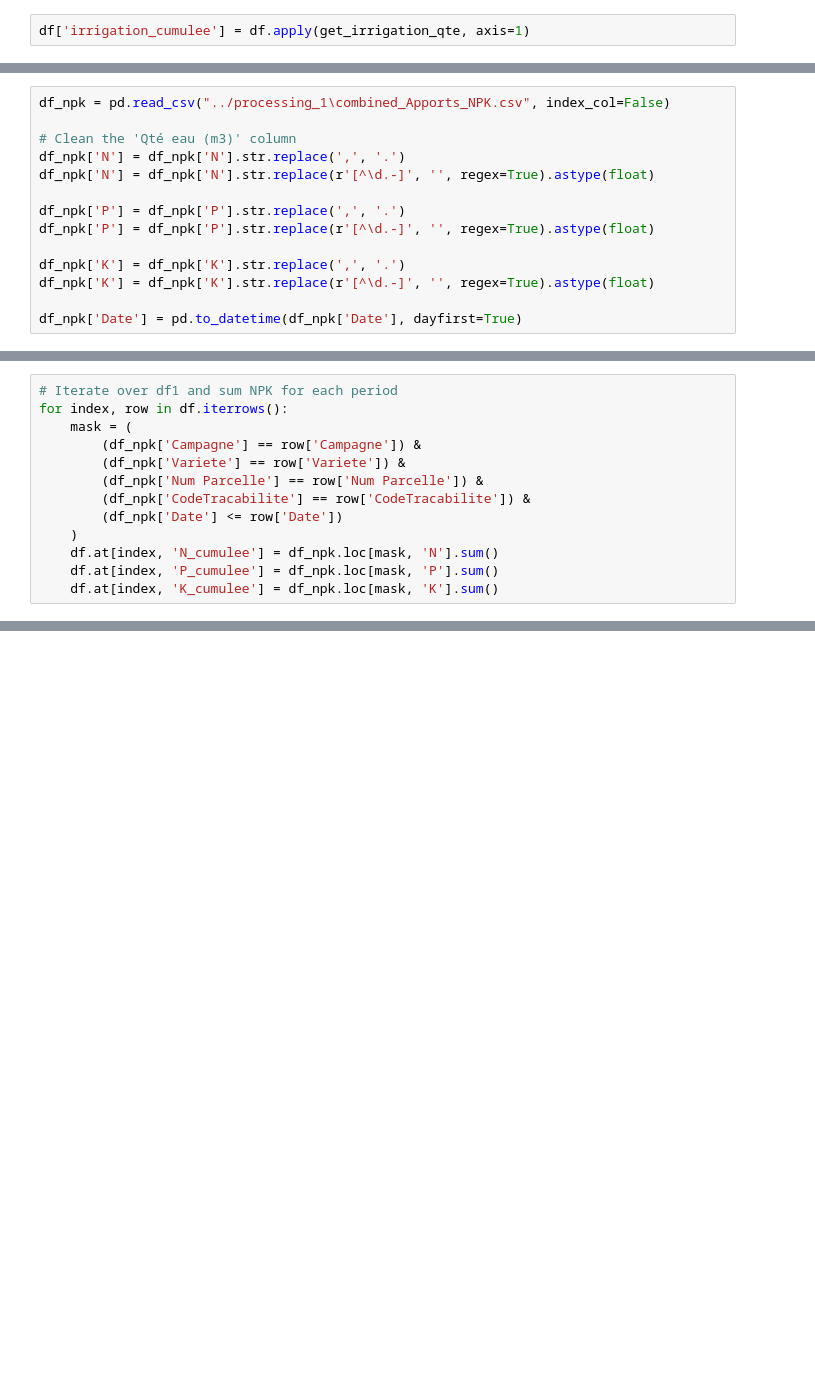
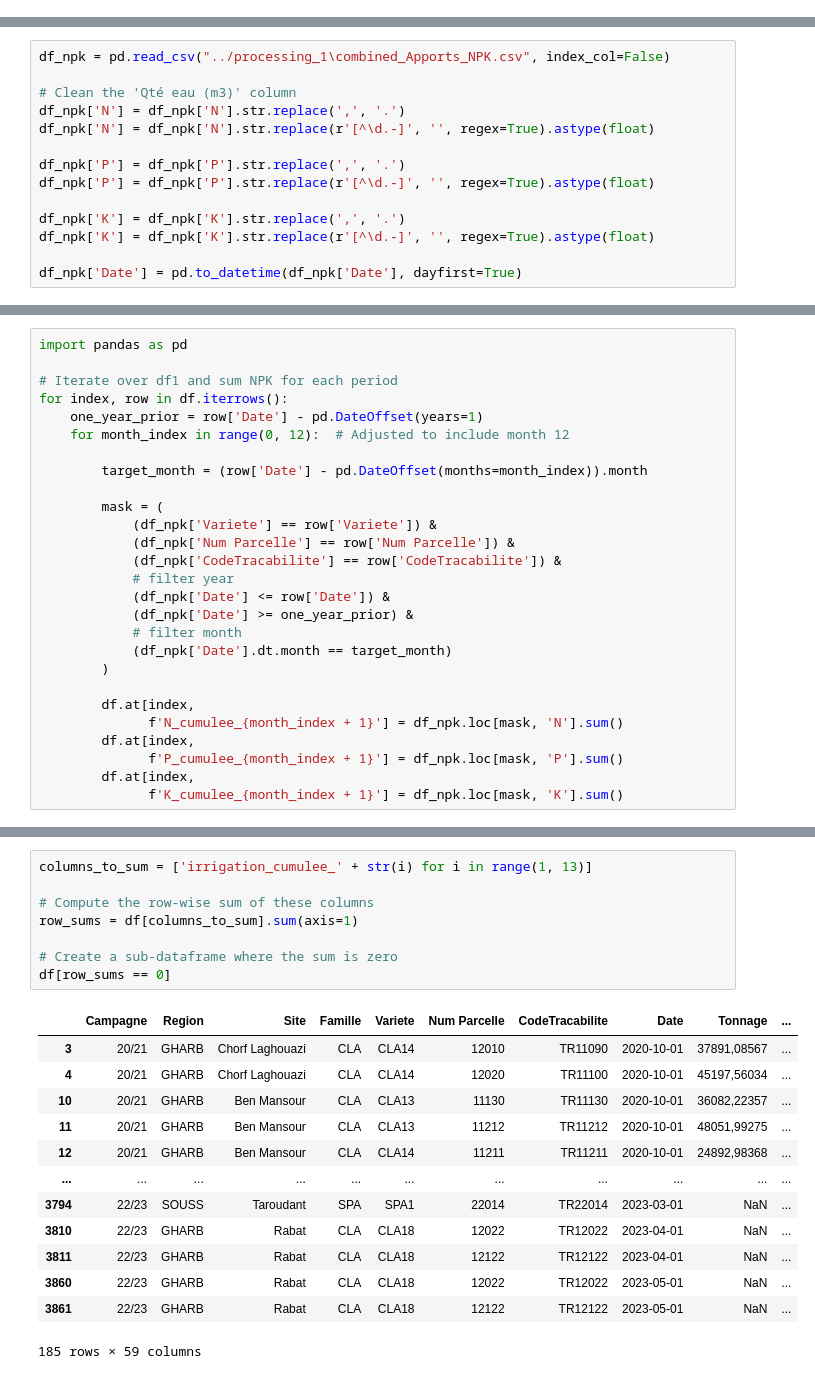
Before and after one commit to Yassmine2020/AgrumeProdPred, a Jupyter notebook: source code/processing_2Yearly.ipynb, the cells around one changed output, grey strips where cells are left out. Saved outputs shown, nothing was run; the diff lists cells and outputs as text; blank space fills up the shorter version.

```diff
--- a/source code/processing_2Yearly.ipynb
+++ b/source code/processing_2Yearly.ipynb
@@ -221,7 +288,5 @@ def get_irrigation_qte(row):
 # %%
 # df[df['Num Parcelle'].astype(str).str.startswith('23010')]
-# %%
-df['irrigation_cumulee'] = df.apply(get_irrigation_qte, axis=1)
 # %%
 # r = len(df[df['Site'] == 'Rabat'])
 # codes = len(df[df['CodeTracabilite'].isin(['TR12251', 'TR12252', 'TR22012', 'TR22014', 'TR12022', 'TR12122'])])
@@ -276,13 +351,27 @@ df_npk['Date'] = pd.to_datetime(df_npk['Date'], dayfirst=True)
 # %%
+import pandas as pd
+
 # Iterate over df1 and sum NPK for each period
 for index, row in df.iterrows():
-    mask = (
-        (df_npk['Campagne'] == row['Campagne']) &
-        (df_npk['Variete'] == row['Variete']) &
-        (df_npk['Num Parcelle'] == row['Num Parcelle']) &
-        (df_npk['CodeTracabilite'] == row['CodeTracabilite']) &
-        (df_npk['Date'] <= row['Date'])
-    )
-    df.at[index, 'N_cumulee'] = df_npk.loc[mask, 'N'].sum()
-    df.at[index, 'P_cumulee'] = df_npk.loc[mask, 'P'].sum()
-    df.at[index, 'K_cumulee'] = df_npk.loc[mask, 'K'].sum()
+    one_year_prior = row['Date'] - pd.DateOffset(years=1)
+    for month_index in range(0, 12):  # Adjusted to include month 12
+
+        target_month = (row['Date'] - pd.DateOffset(months=month_index)).month
+
+        mask = (
+            (df_npk['Variete'] == row['Variete']) &
+            (df_npk['Num Parcelle'] == row['Num Parcelle']) &
+            (df_npk['CodeTracabilite'] == row['CodeTracabilite']) &
+            # filter year
+            (df_npk['Date'] <= row['Date']) &
+            (df_npk['Date'] >= one_year_prior) &
+            # filter month
+            (df_npk['Date'].dt.month == target_month)
+        )
+
+        df.at[index,
+              f'N_cumulee_{month_index + 1}'] = df_npk.loc[mask, 'N'].sum()
+        df.at[index,
+              f'P_cumulee_{month_index + 1}'] = df_npk.loc[mask, 'P'].sum()
+        df.at[index,
+              f'K_cumulee_{month_index + 1}'] = df_npk.loc[mask, 'K'].sum()
@@ -301,0 +457,22 @@ NameError: name 'folder_path2' is not defined
+# %%
+columns_to_sum = ['irrigation_cumulee_' + str(i) for i in range(1, 13)]
+
+# Compute the row-wise sum of these columns
+row_sums = df[columns_to_sum].sum(axis=1)
+
+# Create a sub-dataframe where the sum is zero
+df[row_sums == 0]
+# %% [output]
+|  | Campagne | Region | Site | Famille | Variete | Num Parcelle | CodeTracabilite | Date | Tonnage | ... |
+| 3 | 20/21 | GHARB | Chorf Laghouazi | CLA | CLA14 | 12010 | TR11090 | 2020-10-01 | 37891,08567 | ... |
+| 4 | 20/21 | GHARB | Chorf Laghouazi | CLA | CLA14 | 12020 | TR11100 | 2020-10-01 | 45197,56034 | ... |
+| 10 | 20/21 | GHARB | Ben Mansour | CLA | CLA13 | 11130 | TR11130 | 2020-10-01 | 36082,22357 | ... |
+| 11 | 20/21 | GHARB | Ben Mansour | CLA | CLA13 | 11212 | TR11212 | 2020-10-01 | 48051,99275 | ... |
+| 12 | 20/21 | GHARB | Ben Mansour | CLA | CLA14 | 11211 | TR11211 | 2020-10-01 | 24892,98368 | ... |
+| ... | ... | ... | ... | ... | ... | ... | ... | ... | ... | ... |
+| 3794 | 22/23 | SOUSS | Taroudant | SPA | SPA1 | 22014 | TR22014 | 2023-03-01 | NaN | ... |
+| 3810 | 22/23 | GHARB | Rabat | CLA | CLA18 | 12022 | TR12022 | 2023-04-01 | NaN | ... |
+| 3811 | 22/23 | GHARB | Rabat | CLA | CLA18 | 12122 | TR12122 | 2023-04-01 | NaN | ... |
+| 3860 | 22/23 | GHARB | Rabat | CLA | CLA18 | 12022 | TR12022 | 2023-05-01 | NaN | ... |
+| 3861 | 22/23 | GHARB | Rabat | CLA | CLA18 | 12122 | TR12122 | 2023-05-01 | NaN | ... |
+185 rows × 59 columns
```
Also changed, not shown: parts of 16 cells of this notebook, 6 other files.
